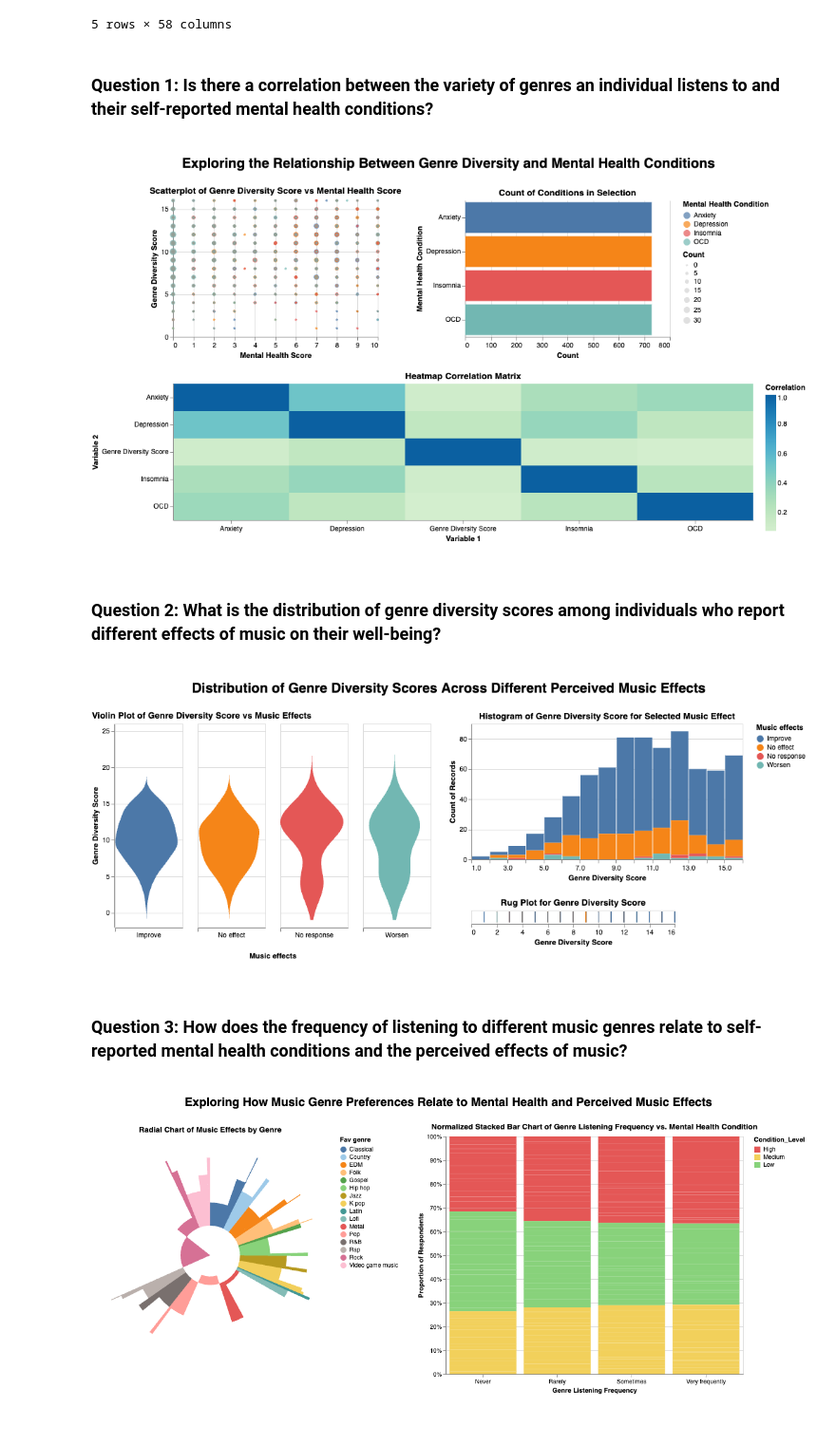
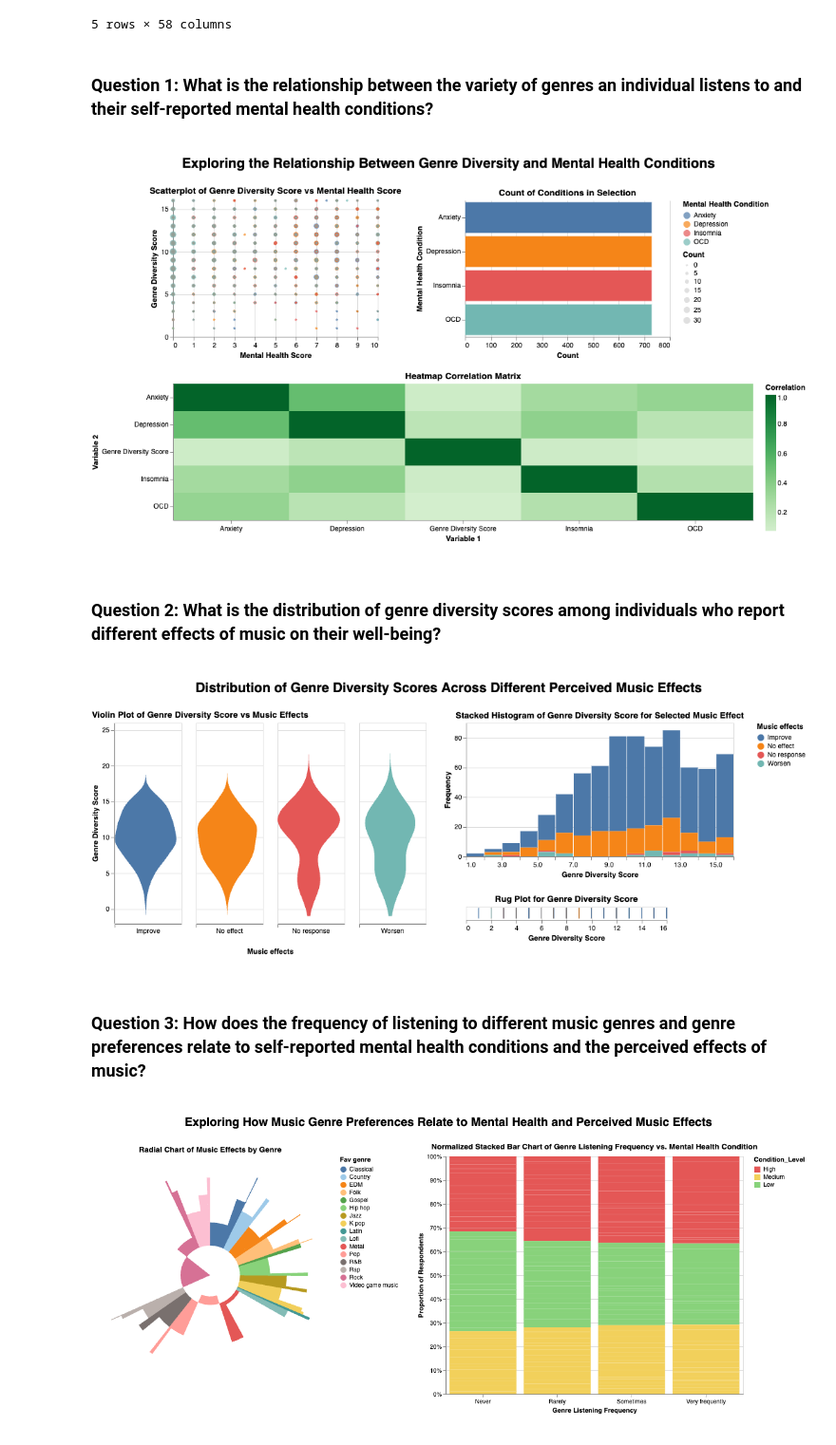
Before and after one commit to ubc-dsci320-2024w2/project-team_fabfour, a Jupyter notebook: ungraded/Judy_Charts.ipynb, the cells around one changed output. Shown at 95% size. Cells and saved outputs as stored; diff of their text form; code cells hidden in the pictures.

Commit message:
update milestone 3 report

```diff
--- a/ungraded/Judy_Charts.ipynb
+++ b/ungraded/Judy_Charts.ipynb
@@ -40,7 +40,7 @@ mxmh.head(5)
 | 4 | 2022-08-27 21:54:47 | 18.0 | Spotify | 4.0 | Yes | No | No | ... |
 5 rows × 58 columns
 # %% [markdown]
-### Question 1: Is there a correlation between the variety of genres an individual listens to and their self-reported mental health conditions?
+### Question 1: What is the relationship between the variety of genres an individual listens to and their self-reported mental health conditions?
 # %%
 # melt the dataset to long format
 data_long = mxmh.melt(id_vars=["Genre Diversity Score"],
@@ -85,35 +85,35 @@ condition_counts = condition_counts.transform_filter(heatmap_selection)
 correlation_chart = alt.Chart(correlation_matrix).mark_rect().encode(
     x=alt.X('Variable 1:N',axis=alt.Axis(labelAngle=0)),
     y='Variable 2:N',
-    color=alt.Color('Correlation:Q', scale=alt.Scale(scheme='greenblue'), title="Correlation"),
+    color=alt.Color('Correlation:Q', scale=alt.Scale(scheme='greens'), title="Correlation"),
     tooltip=['Variable 1:N', 'Variable 2:N', 'Correlation:Q']
 ).add_params(heatmap_selection).properties(
     width=850, height=200, title="Heatmap Correlation Matrix"
 )
 
 
 chart_1 = alt.vconcat(
     alt.hconcat(points, condition_counts),
     correlation_chart
 ).properties(
     title={
         "text": "Exploring the Relationship Between Genre Diversity and Mental Health Conditions",
         "fontSize": 20,
         "fontWeight": "bold",
         "anchor": "middle",
         "dy": -20
     },
     padding={"top": 24, "bottom": 24}
 ).resolve_scale(
     color='independent'
 ).resolve_legend(
     size='independent'
 ).configure_view(
     stroke=None
 )
 chart_1
 # %% [output]
-[figure, old version]
+[figure, new version]
 # %% [markdown]
 ### Question 2: What is the distribution of genre diversity scores among individuals who report different effects of music on their well-being?
 # %%
@@ -172,10 +172,10 @@ histogram = alt.Chart(mxmh).transform_filter(
     interactive_legend
 ).mark_bar().encode(
     x=alt.X('Genre Diversity Score:Q', bin=alt.BinParams(maxbins=20), title="Genre Diversity Score"),
-    y='count()',
+    y=alt.Y('count()', title='Frequency'),
     color='Music effects:N'
 ).properties(
-    title="Histogram of Genre Diversity Score for Selected Music Effect",
+    title="Stacked Histogram of Genre Diversity Score for Selected Music Effect",
     width=400,
     height=200
 )
@@ -206,13 +206,13 @@ chart_2 = alt.hconcat(
     },
     padding={"top": 24, "bottom": 24}
 ).configure_concat(
-    spacing=24
+    spacing=24,
 )
 chart_2
 # %% [output]
-[figure, old version]
+[figure, new version]
 # %% [markdown]
-### Question 3: How does the frequency of listening to different music genres relate to self-reported mental health conditions and the perceived effects of music?
+### Question 3: How does the frequency of listening to different music genres and genre preferences relate to self-reported mental health conditions and the perceived effects of music?
 # %%
 # melt the dataframe to have a single 'Frequency' column and a 'Fav Genre' column
 genre_columns = [
```
Also changed, not shown: parts of 1 cell of this notebook, 2 other files.
